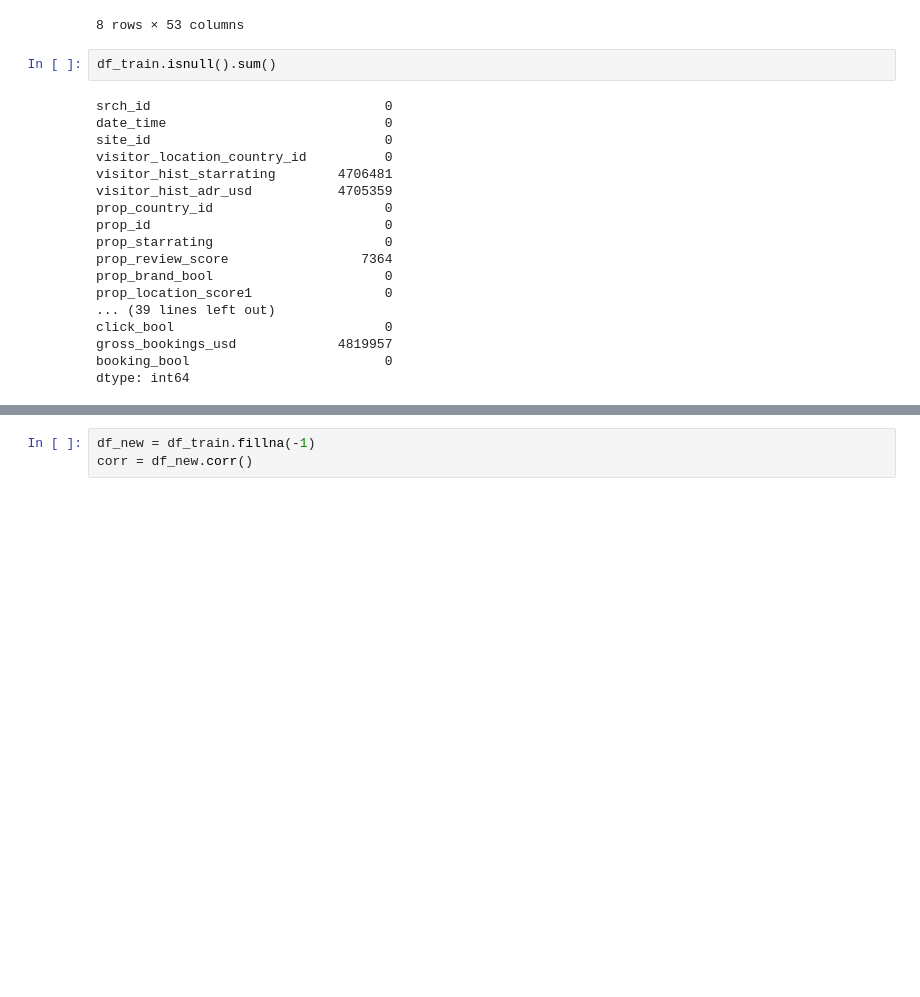
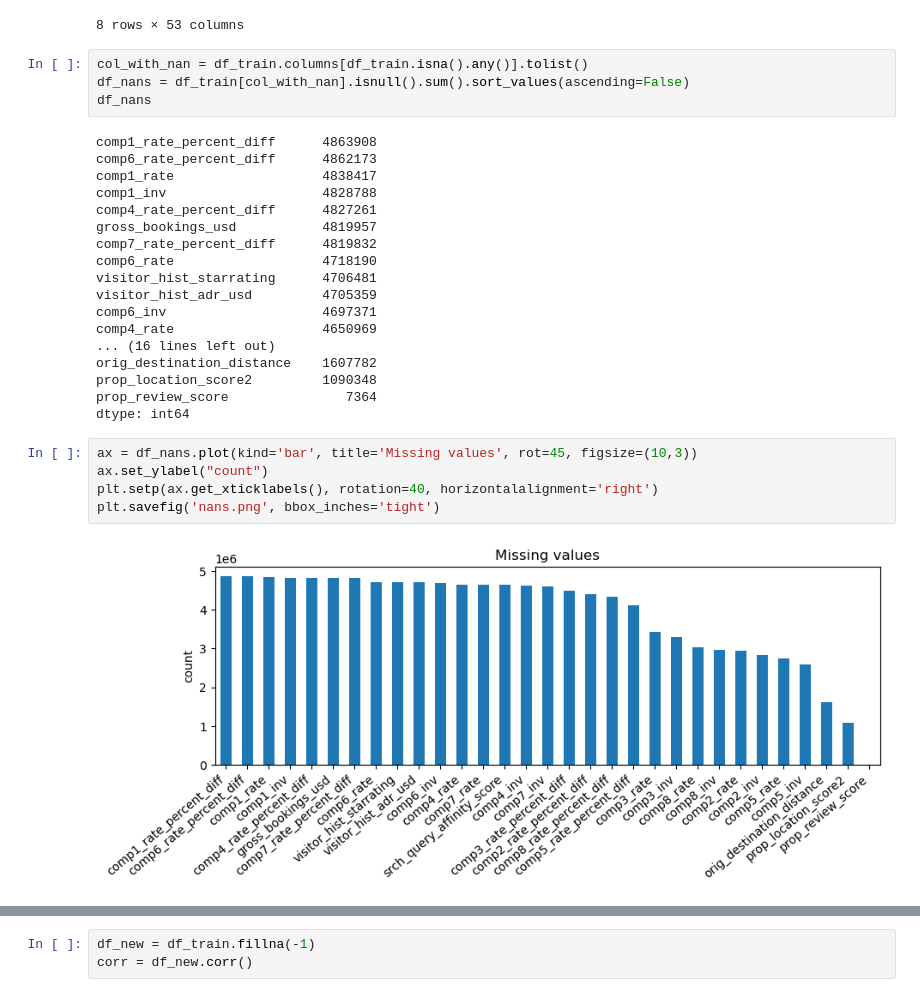
Before and after one commit to rapsac2010/learning-to-rank-expedia-vu, a Jupyter notebook: assignment 2/src/EDA.ipynb, the cells around one changed output, grey strips where cells are left out. Cells and saved outputs as stored; diff of their text form; blank space fills up the shorter version.

```diff
--- a/assignment 2/src/EDA.ipynb
+++ b/assignment 2/src/EDA.ipynb
@@ -70,25 +70,34 @@ df_train.describe()
 | max | 3.327850e+05 | 3.400000e+01 | 2.310000e+02 | 5.000000 | 1958.700000 | 2.300000e+02 | ... |
 8 rows × 53 columns
 # %%
-df_train.isnull().sum()
+col_with_nan = df_train.columns[df_train.isna().any()].tolist()
+df_nans = df_train[col_with_nan].isnull().sum().sort_values(ascending=False)
+df_nans
 # %% [output]
-srch_id                              0
-date_time                            0
-site_id                              0
-visitor_location_country_id          0
-visitor_hist_starrating        4706481
-visitor_hist_adr_usd           4705359
-prop_country_id                      0
-prop_id                              0
-prop_starrating                      0
-prop_review_score                 7364
-prop_brand_bool                      0
-prop_location_score1                 0
-... (39 lines left out)
-click_bool                           0
-gross_bookings_usd             4819957
-booking_bool                         0
+comp1_rate_percent_diff      4863908
+comp6_rate_percent_diff      4862173
+comp1_rate                   4838417
+comp1_inv                    4828788
+comp4_rate_percent_diff      4827261
+gross_bookings_usd           4819957
+comp7_rate_percent_diff      4819832
+comp6_rate                   4718190
+visitor_hist_starrating      4706481
+visitor_hist_adr_usd         4705359
+comp6_inv                    4697371
+comp4_rate                   4650969
+... (16 lines left out)
+orig_destination_distance    1607782
+prop_location_score2         1090348
+prop_review_score               7364
 dtype: int64
+# %%
+ax = df_nans.plot(kind='bar', title='Missing values', rot=45, figsize=(10,3))
+ax.set_ylabel("count")
+plt.setp(ax.get_xticklabels(), rotation=40, horizontalalignment='right')
+plt.savefig('nans.png', bbox_inches='tight')
+# %% [output]
+[figure, added]
 # %%
 # iterate over variables
 for col in df_train.columns:
```
Also changed, not shown: parts of 10 cells of this notebook, 4 other files.
